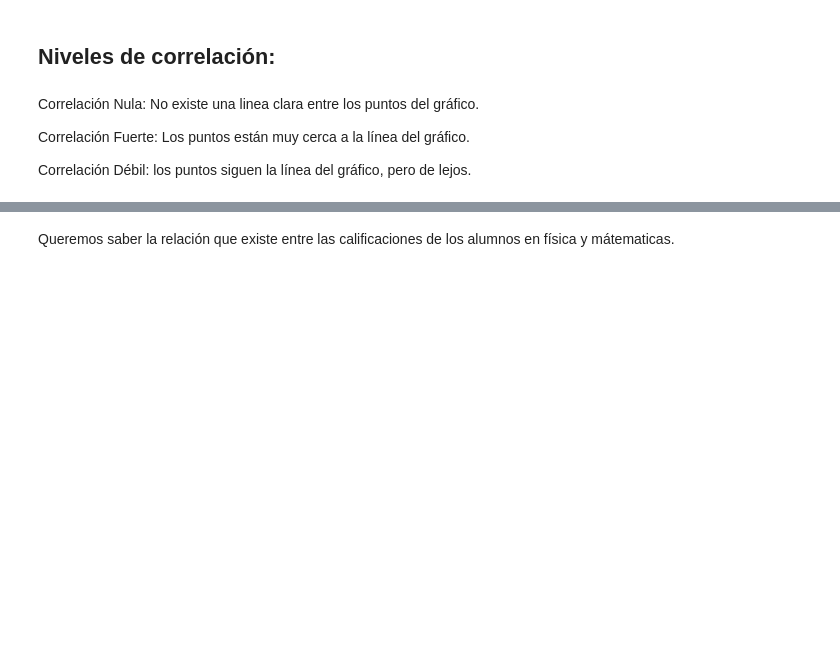
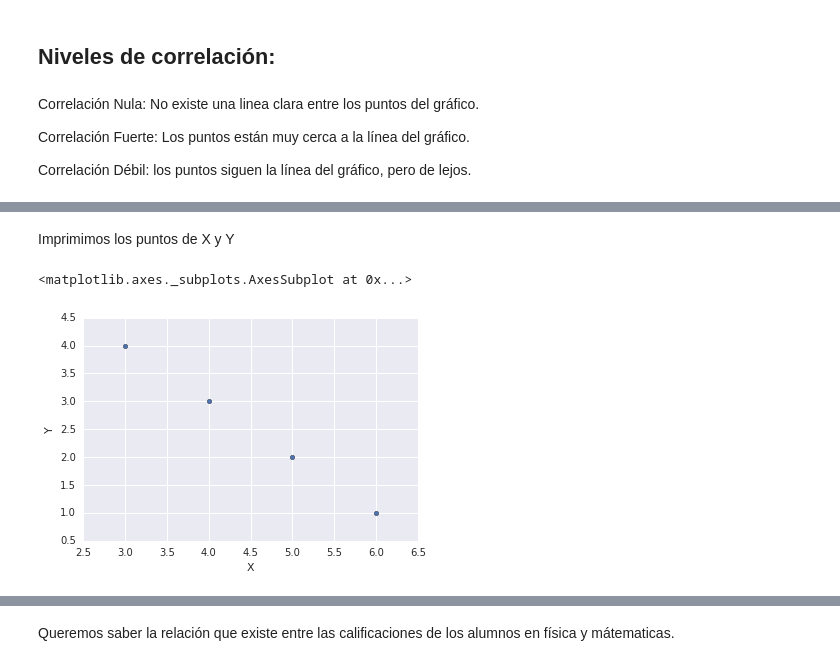
Before and after one commit to MNihil/Platzi, a Jupyter notebook: Curso de Estadistica/Tipos de Correlación y Covarianza.ipynb, the cells around one changed output, grey strips where cells are left out. Cells and saved outputs as stored; diff of their text form; code cells hidden in the pictures; blank space fills up the shorter version.

```diff
--- a/Curso de Estadistica/Tipos de Correlación y Covarianza.ipynb
+++ b/Curso de Estadistica/Tipos de Correlación y Covarianza.ipynb
@@ -22,0 +28,3 @@ import matplotlib.pyplot as plt
+# %%
+data=pd.DataFrame({'X':[3,4,5,6],'Y':[4,3,2,1]})
+data
@@ -22,0 +37,7 @@ import matplotlib.pyplot as plt
+# %% [markdown]
+Imprimimos los puntos de X y Y
+# %%
+data.plot.scatter(x='X', y='Y')
+# %% [output]
+<matplotlib.axes._subplots.AxesSubplot at 0x...>
+[figure, added]
```
Also changed, not shown: parts of 12 cells of this notebook.
